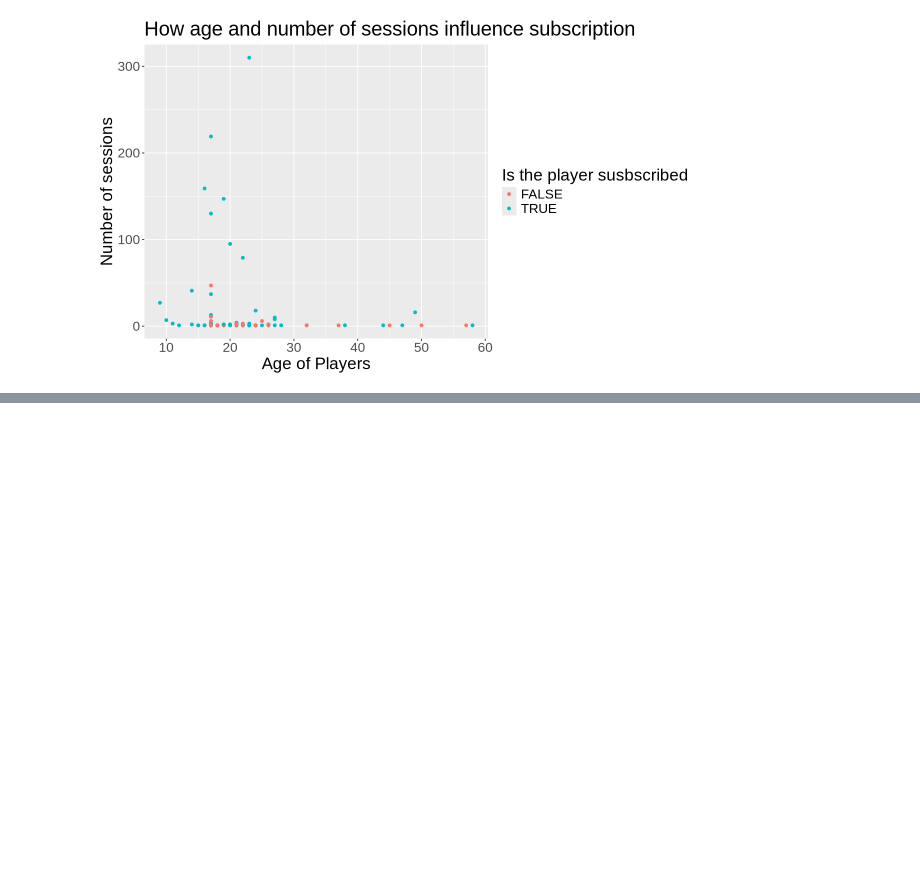
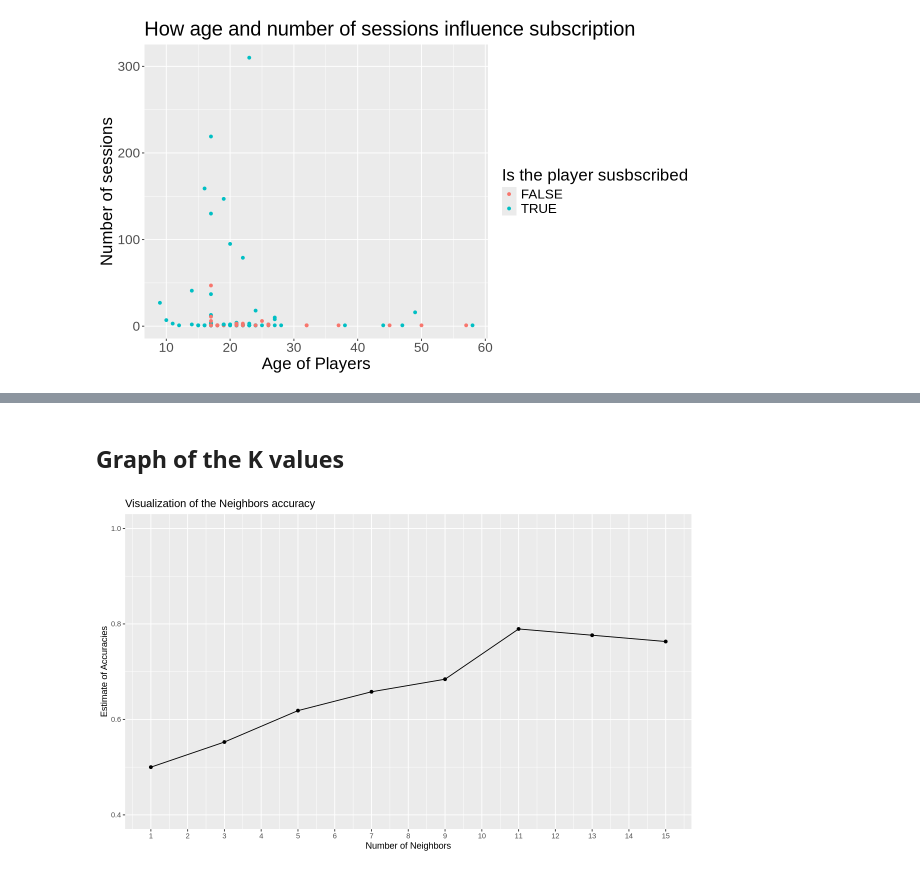
Before and after one commit to chrispy-tacos/dsci-100-project, a Jupyter notebook: dsci-g2-project.ipynb, the cells around one changed output, grey strips where cells are left out. Cells and saved outputs as stored; diff of their text form; code cells hidden in the pictures; blank space fills up the shorter version.

Commit message:
Split the data and determined the best K value

```diff
--- a/dsci-g2-project.ipynb
+++ b/dsci-g2-project.ipynb
@@ -79,0 +157,11 @@ Warning message:
+# %%
+k_vals<- tibble(neighbors = seq(from = 1, to = 15, by=2))
+
+knn_k_specification_results<- workflow()|>
+add_recipe(minecraft_recipe)|>
+add_model(minecraft_knn_spec)|>
+tune_grid(resamples = minecraft_vfold, grid = k_vals)|>
+collect_metrics()
+
+
+knn_k_specification_results
@@ -79,0 +198,17 @@ Warning message:
+# %% [markdown]
+## Graph of the K values
+# %%
+minecraft_accuracy<- knn_k_specification_results|>
+filter(.metric == "accuracy")
+
+plot_of_k_values<- ggplot(minecraft_accuracy, aes(x = neighbors, y = mean))+
+geom_point()+
+geom_line()+
+xlab("Number of Neighbors")+
+ylab("Estimate of Accuracies")+
+ggtitle("Visualization of the Neighbors accuracy")+
+scale_x_continuous(breaks = seq(0, 20, by = 1)) +
+       scale_y_continuous(limits = c(0.4, 1.0))
+plot_of_k_values
+# %% [output]
+[figure, added]
```
Also changed, not shown: parts of 11 cells of this notebook.
